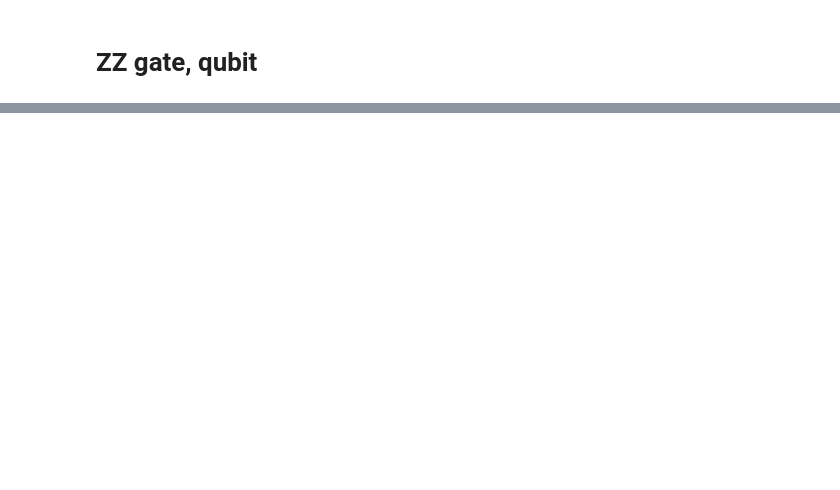
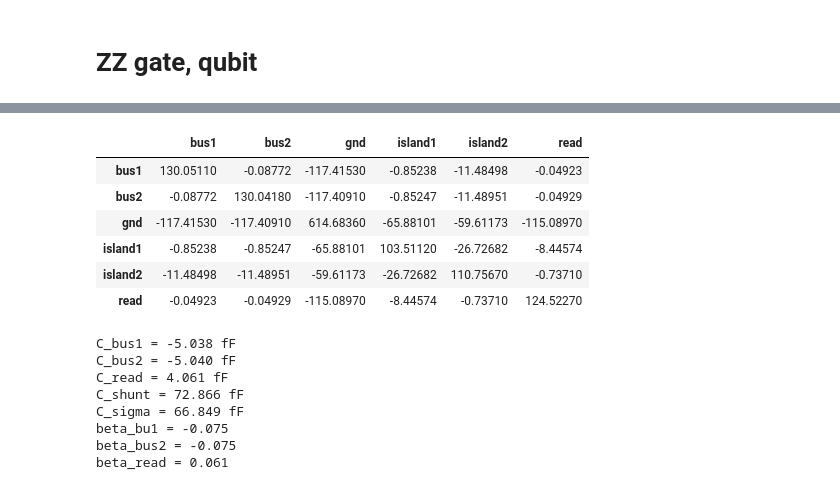
Before and after one commit to JaseungKu/python-code-SYR, a Jupyter notebook: IBM_qubit_capacitance_cal.ipynb, the cells around one changed output, grey strips where cells are left out. Cells and saved outputs as stored; diff of their text form; code cells hidden in the pictures; blank space fills up the shorter version.

```diff
--- a/IBM_qubit_capacitance_cal.ipynb
+++ b/IBM_qubit_capacitance_cal.ipynb
@@ -925,0 +609,29 @@ q.Ej_to_Ec_ratio
+# %%
+conductor_index = { 'gnd' : 2
+                   , 'island1' : 3
+                   , 'island2' : 4
+                   , 'bus1' : 0
+                   , 'bus2' :1
+                   , 'read' : 5
+                  }
+
+filepath = r'Z:/User/Jaseung/projects/ZZgate/Q3D/ZZgate_Mod7p5_2.csv' # lareger GND plane
+Mod_7p5_2= read_capacitance_matrix_csv_to_numpy(filepath, 6)
+result_2bus_1read = calculate_qubit_2bus_1read_equiv_cap(Mod_7p5_2, conductor_index)
+print_result_2bus_1read(result_2bus_1read)
+# %% [output]
+|  | bus1 | bus2 | gnd | island1 | island2 | read |
+| bus1 | 130.05110 | -0.08772 | -117.41530 | -0.85238 | -11.48498 | -0.04923 |
+| bus2 | -0.08772 | 130.04180 | -117.40910 | -0.85247 | -11.48951 | -0.04929 |
+| gnd | -117.41530 | -117.40910 | 614.68360 | -65.88101 | -59.61173 | -115.08970 |
+| island1 | -0.85238 | -0.85247 | -65.88101 | 103.51120 | -26.72682 | -8.44574 |
+| island2 | -11.48498 | -11.48951 | -59.61173 | -26.72682 | 110.75670 | -0.73710 |
+| read | -0.04923 | -0.04929 | -115.08970 | -8.44574 | -0.73710 | 124.52270 |
+C_bus1 = -5.038 fF
+C_bus2 = -5.040 fF
+C_read = 4.061 fF
+C_shunt = 72.866 fF
+C_sigma = 66.849 fF
+beta_bu1 = -0.075
+beta_bus2 = -0.075
+beta_read = 0.061
```
Also changed, not shown: parts of 92 cells of this notebook, 17 other files.
